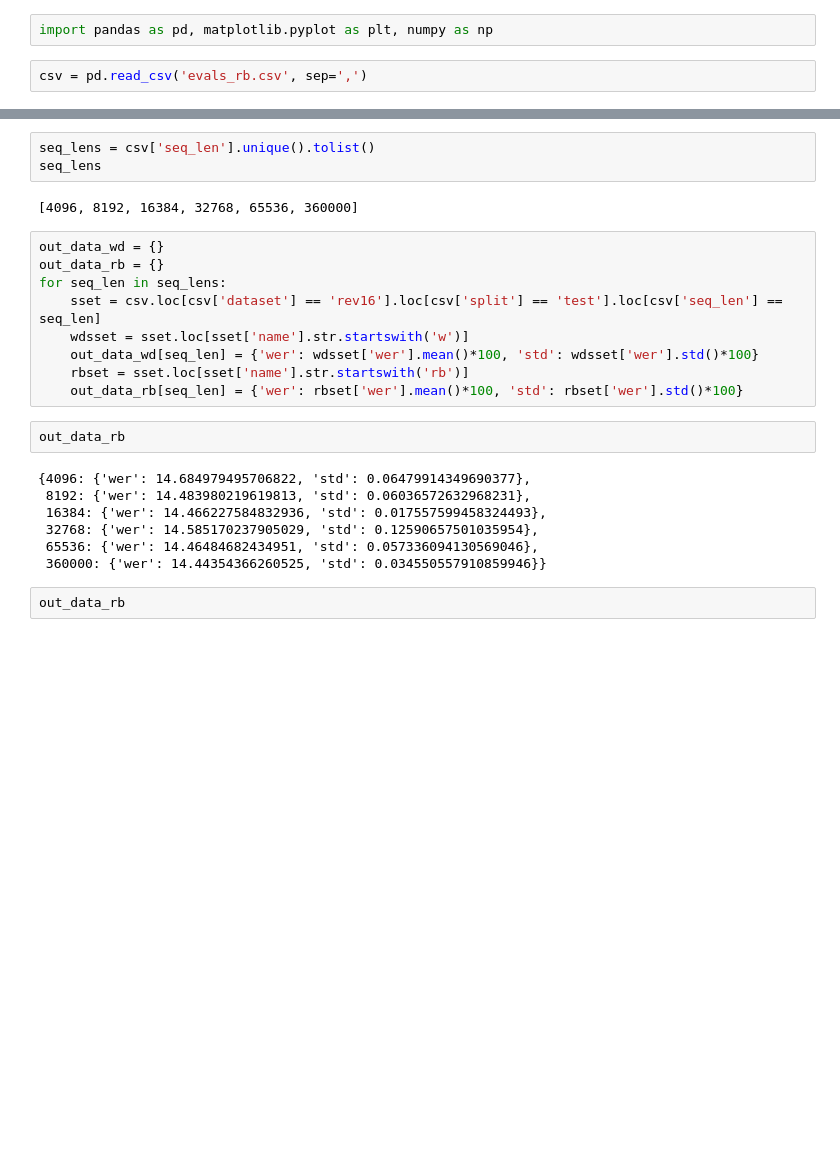
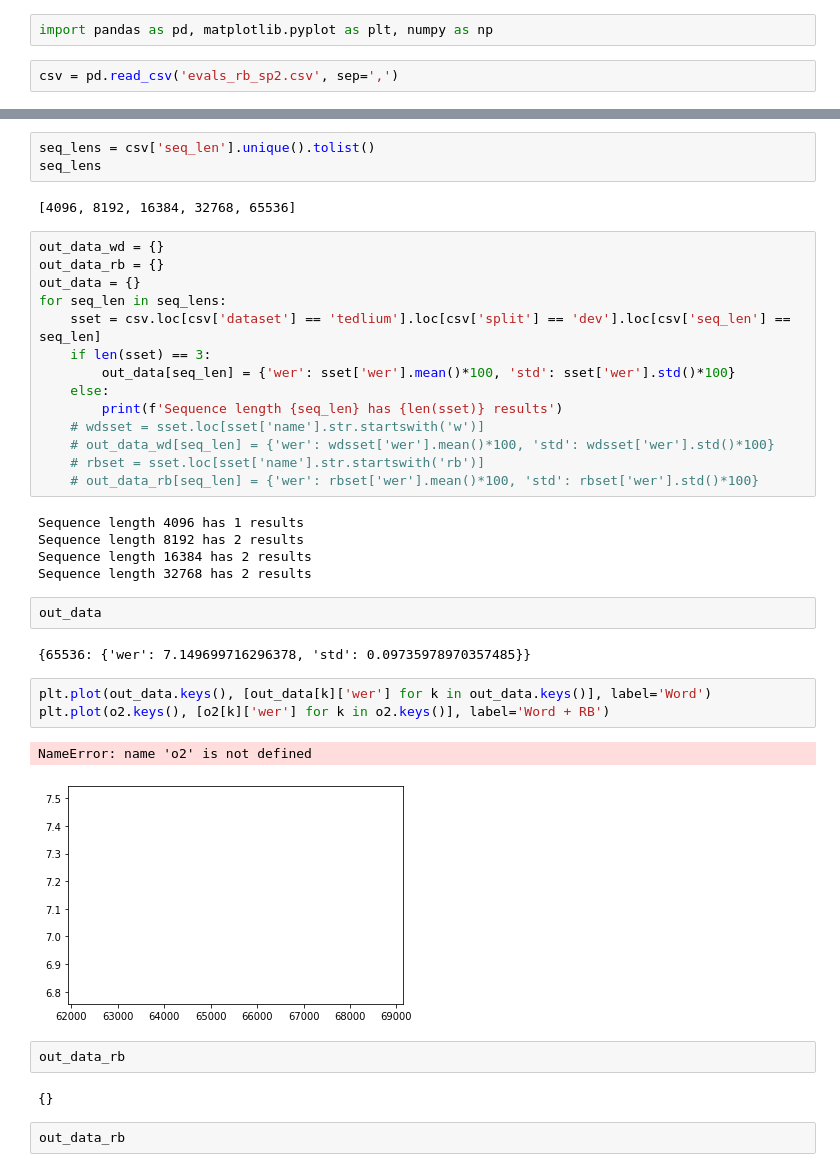
Before and after one commit to robflynnyh/long-context-asr, a Jupyter notebook: eval/results/eval.ipynb, the cells around one changed output, grey strips where cells are left out. Cells and saved outputs as stored; diff of their text form; blank space fills up the shorter version.

```diff
--- a/eval/results/eval.ipynb
+++ b/eval/results/eval.ipynb
@@ -10,4 +11,4 @@ eval_config_1.yaml  eval.ipynb  evals_1.csv  evals_rb.csv
 # %%
 import pandas as pd, matplotlib.pyplot as plt, numpy as np
 # %%
-csv = pd.read_csv('evals_rb.csv', sep=',')
+csv = pd.read_csv('evals_rb_sp2.csv', sep=',')
@@ -15,25 +36,40 @@ csv = pd.read_csv('evals_rb.csv', sep=',')
 seq_lens = csv['seq_len'].unique().tolist()
 seq_lens
 # %% [output]
-[4096, 8192, 16384, 32768, 65536, 360000]
+[4096, 8192, 16384, 32768, 65536]
 # %%
 out_data_wd = {}
 out_data_rb = {}
+out_data = {}
 for seq_len in seq_lens:
-    sset = csv.loc[csv['dataset'] == 'rev16'].loc[csv['split'] == 'test'].loc[csv['seq_len'] == seq_len]
-    wdsset = sset.loc[sset['name'].str.startswith('w')]
-    out_data_wd[seq_len] = {'wer': wdsset['wer'].mean()*100, 'std': wdsset['wer'].std()*100}
-    rbset = sset.loc[sset['name'].str.startswith('rb')]
-    out_data_rb[seq_len] = {'wer': rbset['wer'].mean()*100, 'std': rbset['wer'].std()*100}
+    sset = csv.loc[csv['dataset'] == 'tedlium'].loc[csv['split'] == 'dev'].loc[csv['seq_len'] == seq_len]
+    if len(sset) == 3:
+        out_data[seq_len] = {'wer': sset['wer'].mean()*100, 'std': sset['wer'].std()*100}
+    else:
+        print(f'Sequence length {seq_len} has {len(sset)} results')
+    # wdsset = sset.loc[sset['name'].str.startswith('w')]
+    # out_data_wd[seq_len] = {'wer': wdsset['wer'].mean()*100, 'std': wdsset['wer'].std()*100}
+    # rbset = sset.loc[sset['name'].str.startswith('rb')]
+    # out_data_rb[seq_len] = {'wer': rbset['wer'].mean()*100, 'std': rbset['wer'].std()*100}
+# %% [output]
+Sequence length 4096 has 1 results
+Sequence length 8192 has 2 results
+Sequence length 16384 has 2 results
+Sequence length 32768 has 2 results
+# %%
+out_data
+# %% [output]
+{65536: {'wer': 7.149699716296378, 'std': 0.09735978970357485}}
+# %%
+plt.plot(out_data.keys(), [out_data[k]['wer'] for k in out_data.keys()], label='Word')
+plt.plot(o2.keys(), [o2[k]['wer'] for k in o2.keys()], label='Word + RB')
+# %% [output]
+NameError: name 'o2' is not defined
+[figure, added]
 # %%
 out_data_rb
 # %% [output]
-{4096: {'wer': 14.684979495706822, 'std': 0.06479914349690377},
- 8192: {'wer': 14.483980219619813, 'std': 0.06036572632968231},
- 16384: {'wer': 14.466227584832936, 'std': 0.017557599458324493},
- 32768: {'wer': 14.585170237905029, 'std': 0.12590657501035954},
- 65536: {'wer': 14.46484682434951, 'std': 0.057336094130569046},
- 360000: {'wer': 14.44354366260525, 'std': 0.034550557910859946}}
+{}
 # %%
 out_data_rb
 # %% [output]
```
Also changed, not shown: parts of 2 cells of this notebook, 10 other files.
